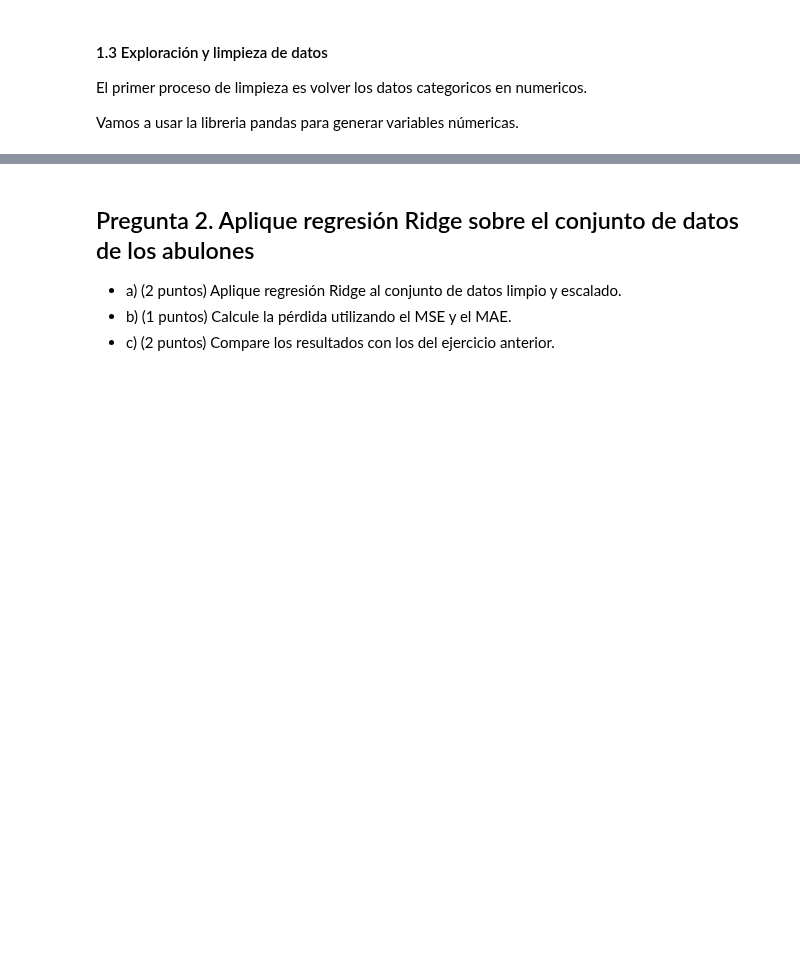
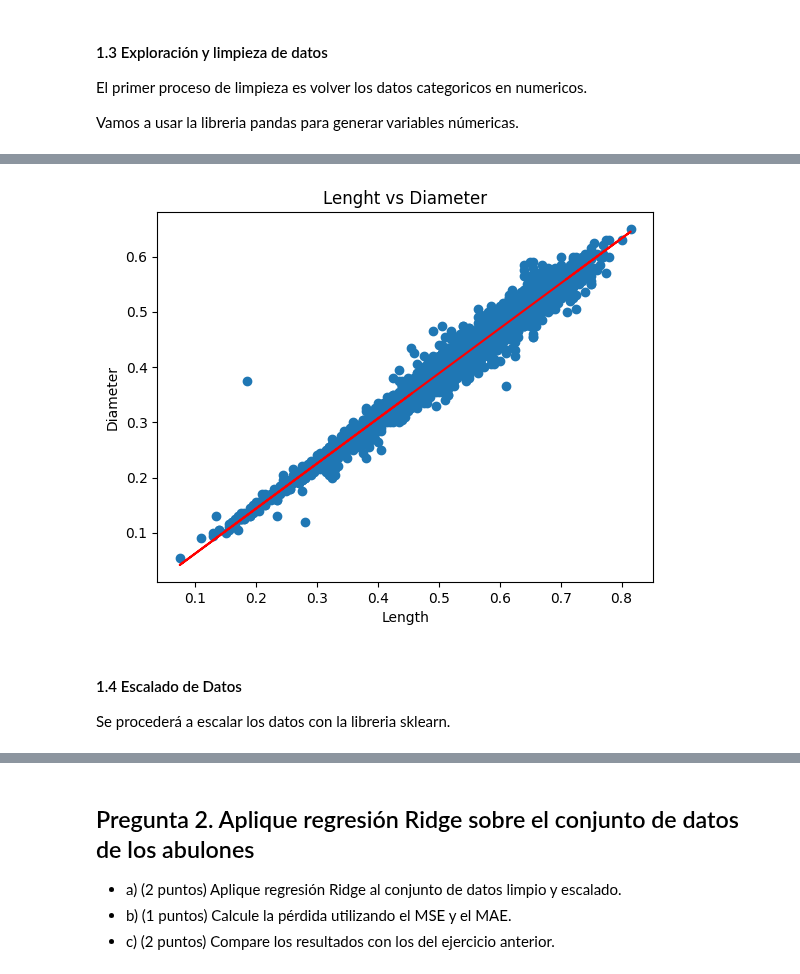
Before and after one commit to mantofer02/DataScienceBootcamp, a Jupyter notebook: FUNDATEC/MachineLearning/Tareas/2/TP02.ipynb, the cells around one changed output, grey strips where cells are left out. Drawn from its saved outputs; the diff is of its cells as text; code cells hidden in the pictures; blank space fills up the shorter version.

```diff
--- a/FUNDATEC/MachineLearning/Tareas/2/TP02.ipynb
+++ b/FUNDATEC/MachineLearning/Tareas/2/TP02.ipynb
@@ -90,0 +122,32 @@ abalone_df.head()
+# %%
+from sklearn.linear_model import LinearRegression
+
+def plot_scatter_plot(x, y, x_label='X', y_label='Y', title='Scatter Plot'):
+
+# Create a linear regression model
+  model = LinearRegression()
+  model.fit(x, y)
+
+  # Predict the y-values based on the linear regression model
+  y_pred = model.predict(x)
+
+# Create scatter plot
+  plt.scatter(x, y)
+
+# Add best-fit line
+  plt.plot(x, y_pred, color='red')
+
+# Add labels and title
+  plt.xlabel(x_label)
+  plt.ylabel(y_label)
+  plt.title(title)
+
+  plt.show()
+# %%
+plot_scatter_plot(abalone_df['Length'].values.reshape(-1, 1), abalone_df['Diameter'].values.reshape(-1, 1), 'Length', 'Diameter', 'Lenght vs Diameter')
+# %% [output]
+[figure, added]
+# %% [markdown]
+#### 1.4 Escalado de Datos
+
+Se procederá a escalar los datos con la libreria sklearn.
```
Also changed, not shown: parts of 14 cells of this notebook.
